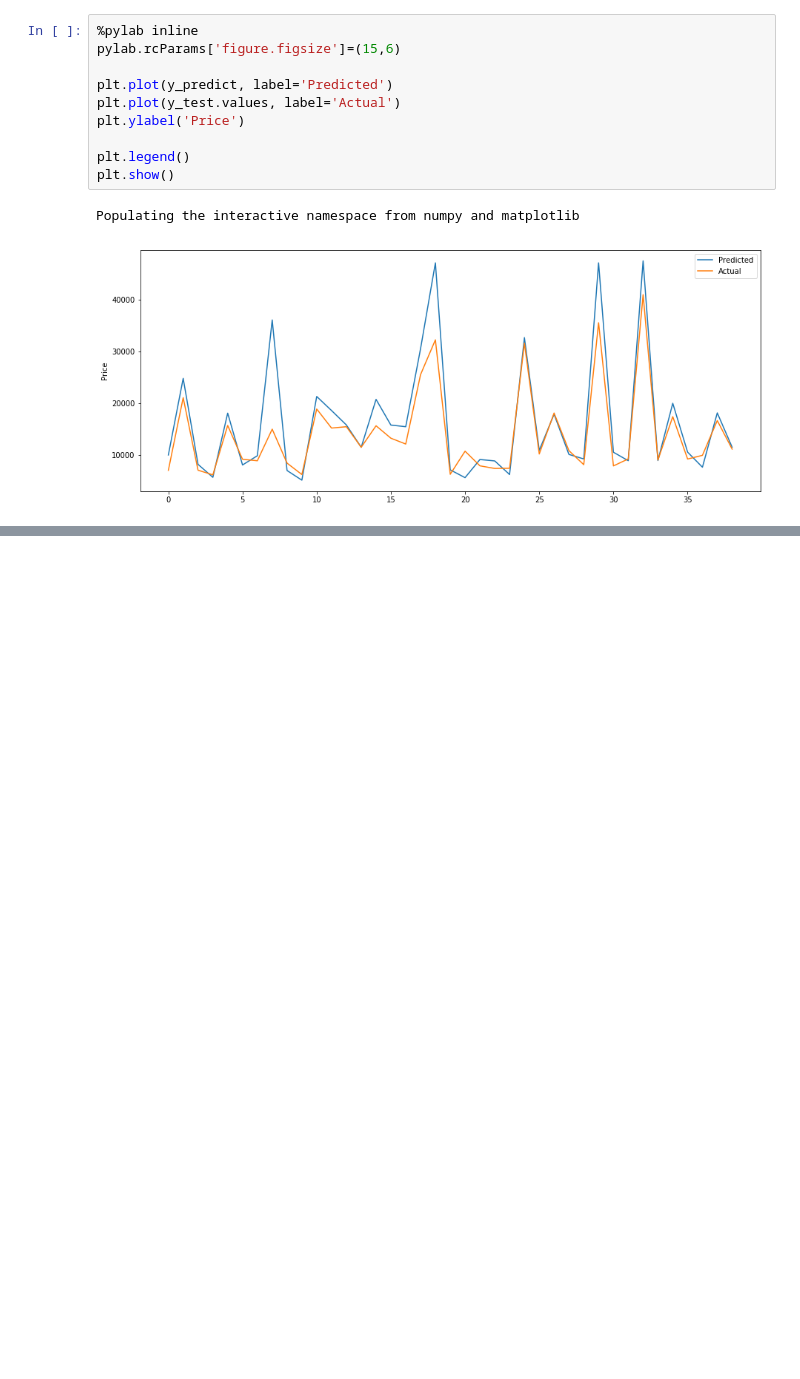
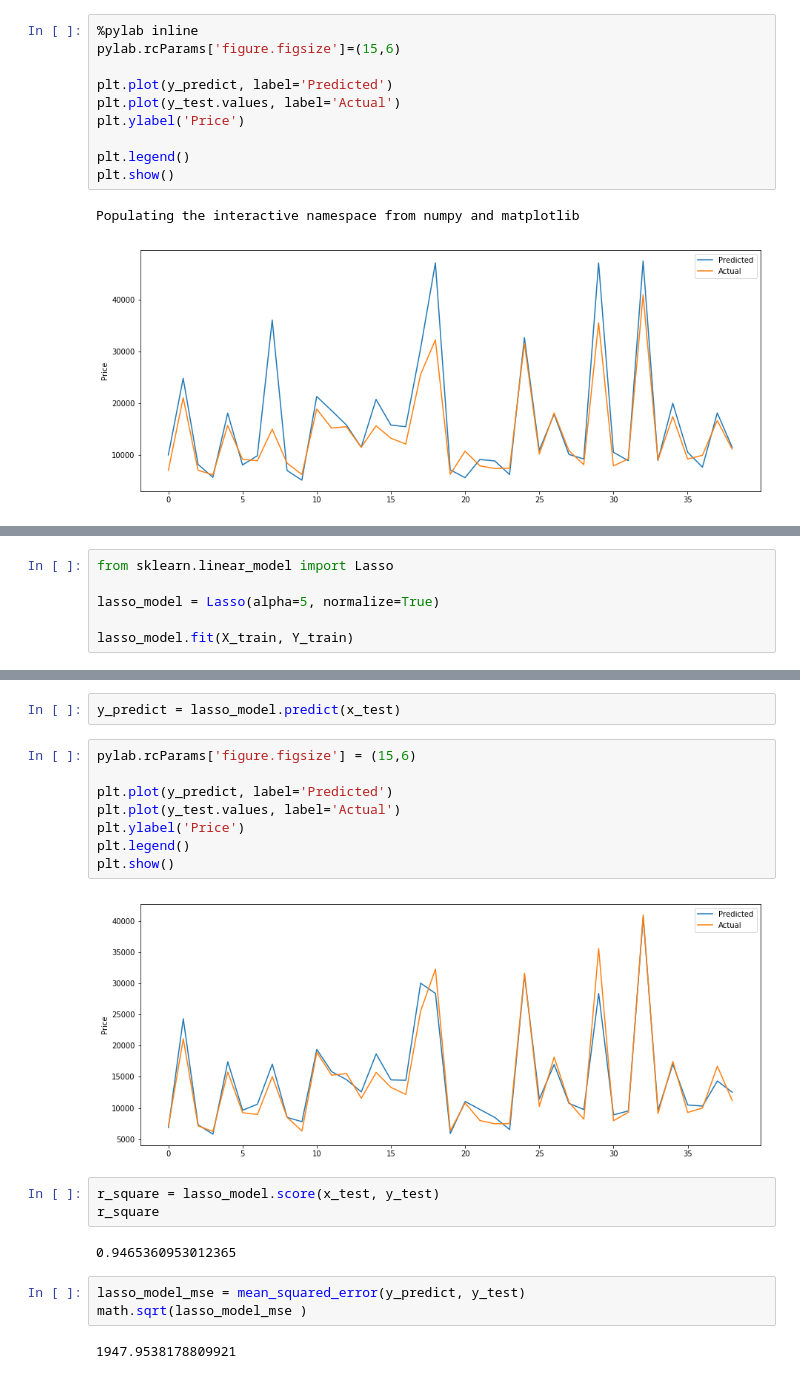
Before and after one commit to pfcperez/ML-Plural, a Jupyter notebook: models/m2_demo_LassoRidge.ipynb, the cells around one changed output, grey strips where cells are left out. Drawn from its saved outputs; the diff is of its cells as text; blank space fills up the shorter version.

```diff
--- a/models/m2_demo_LassoRidge.ipynb
+++ b/models/m2_demo_LassoRidge.ipynb
@@ -307,0 +308,6 @@ math.sqrt(linear_model_mse)
+# %%
+from sklearn.linear_model import Lasso
+
+lasso_model = Lasso(alpha=5, normalize=True)
+
+lasso_model.fit(X_train, Y_train)
@@ -307,0 +343,22 @@ math.sqrt(linear_model_mse)
+# %%
+y_predict = lasso_model.predict(x_test)
+# %%
+pylab.rcParams['figure.figsize'] = (15,6)
+
+plt.plot(y_predict, label='Predicted')
+plt.plot(y_test.values, label='Actual')
+plt.ylabel('Price')
+plt.legend()
+plt.show()
+# %% [output]
+[figure, added]
+# %%
+r_square = lasso_model.score(x_test, y_test)
+r_square
+# %% [output]
+0.9465360953012365
+# %%
+lasso_model_mse = mean_squared_error(y_predict, y_test)
+math.sqrt(lasso_model_mse )
+# %% [output]
+1947.9538178809921
```
Also changed, not shown: parts of 15 cells of this notebook, 1 other file.
